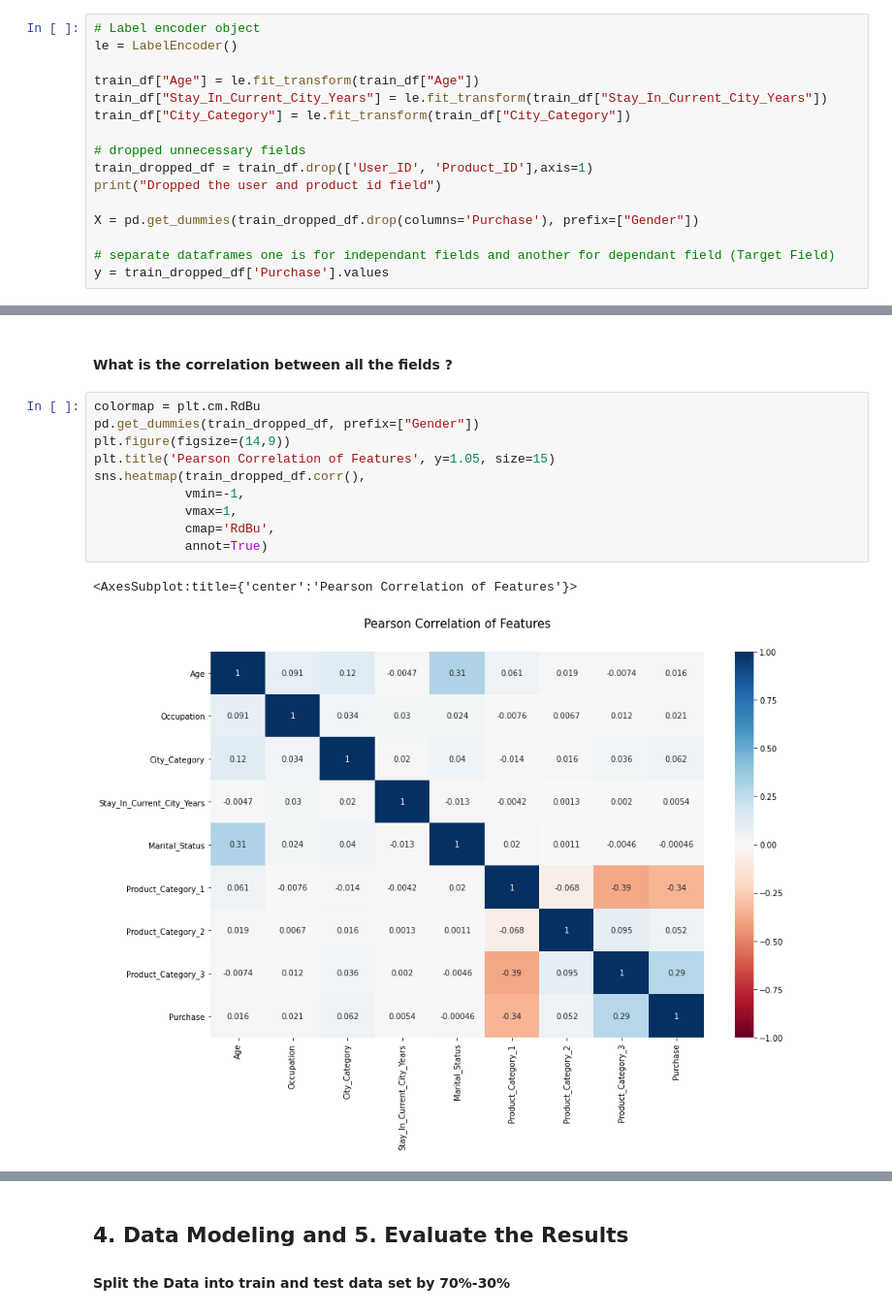
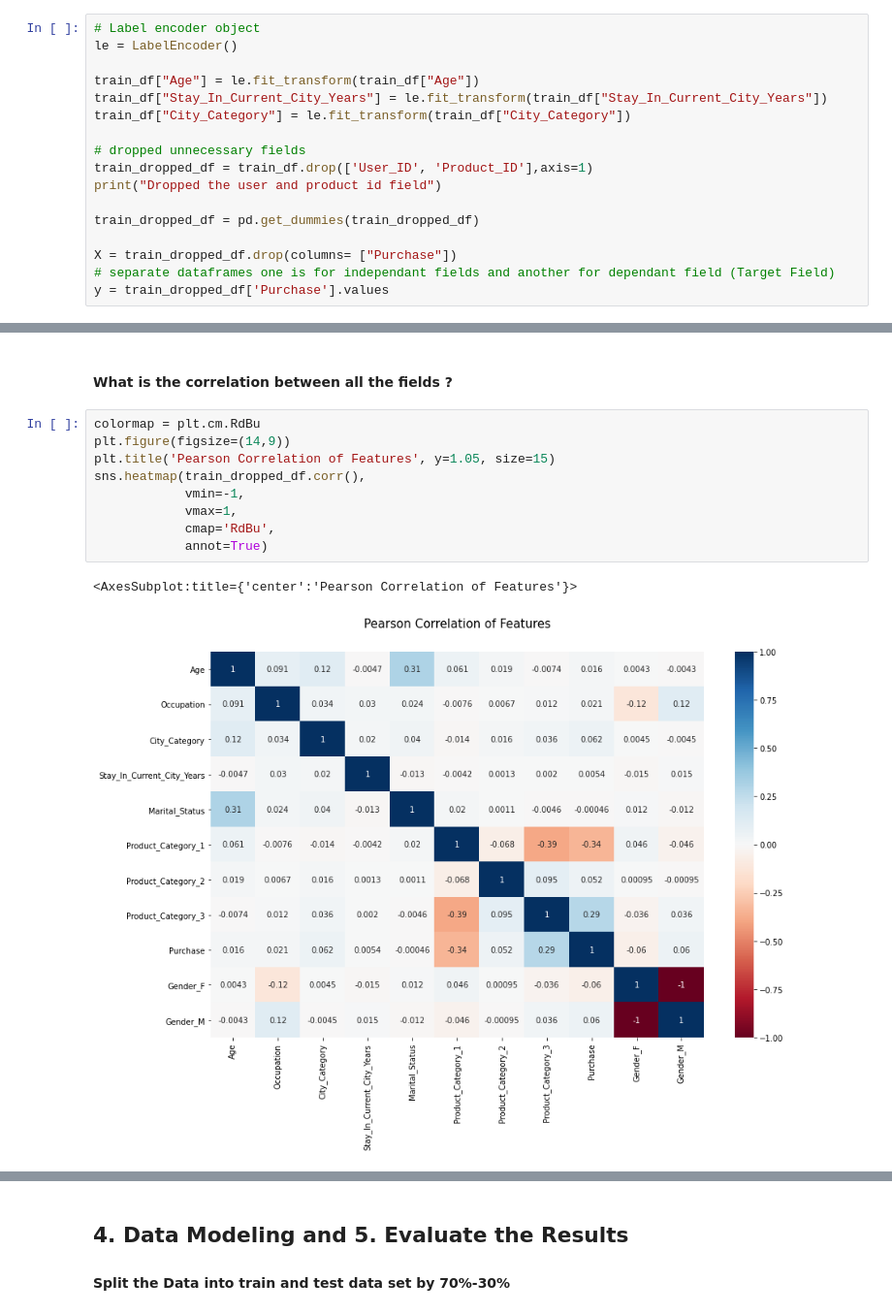
Before and after one commit to EagleDangar/BlackFriday-prediction, a Jupyter notebook: blackfriday-insights-and-prediction.ipynb, the cells around one changed output, grey strips where cells are left out. Shown at 97% size. Drawn from its saved outputs; the diff is of its cells as text.

```diff
--- a/blackfriday-insights-and-prediction.ipynb
+++ b/blackfriday-insights-and-prediction.ipynb
@@ -363,8 +363,9 @@ train_df["City_Category"] = le.fit_transform(train_df["City_Category"])
 train_dropped_df = train_df.drop(['User_ID', 'Product_ID'],axis=1)
 print("Dropped the user and product id field")
 
-X = pd.get_dummies(train_dropped_df.drop(columns='Purchase'), prefix=["Gender"])
+train_dropped_df = pd.get_dummies(train_dropped_df)
 
+X = train_dropped_df.drop(columns= ["Purchase"])
 # separate dataframes one is for independant fields and another for dependant field (Target Field)
 y = train_dropped_df['Purchase'].values
 # %% [output]
@@ -373,17 +374,16 @@ Dropped the user and product id field
 #### What is the correlation between all the fields ?
 # %%
 colormap = plt.cm.RdBu
-pd.get_dummies(train_dropped_df, prefix=["Gender"])
 plt.figure(figsize=(14,9))
 plt.title('Pearson Correlation of Features', y=1.05, size=15)
 sns.heatmap(train_dropped_df.corr(),
             vmin=-1,
             vmax=1,
             cmap='RdBu',
             annot=True)
 # %% [output]
 <AxesSubplot:title={'center':'Pearson Correlation of Features'}>
-[figure, old version]
+[figure, new version]
 # %%
 print("Input shape -> {}".format(X.shape))
 print("Output shape -> {}".format(y.shape))
```
Also changed, not shown: parts of 10 cells of this notebook, 1 other file.
